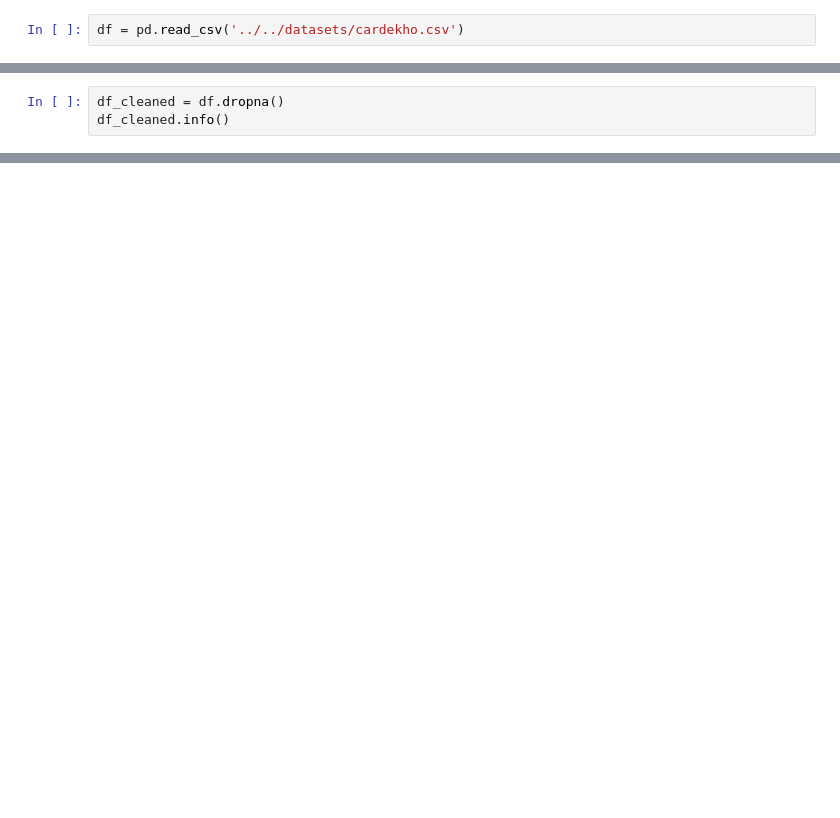
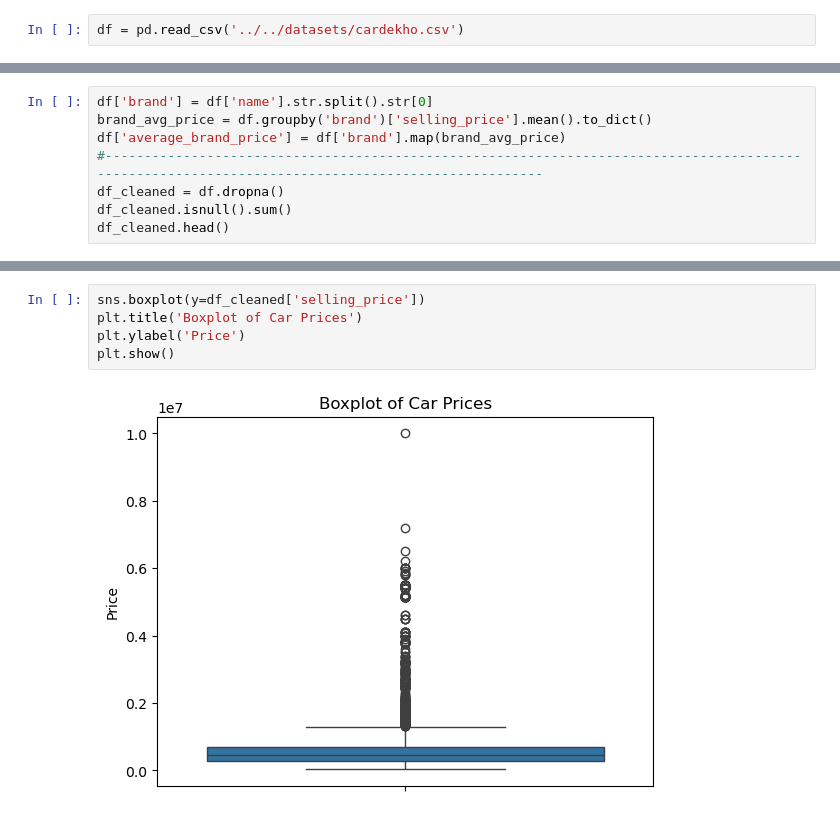
Before and after one commit to Moeinsiami/ml-mft, a Jupyter notebook: exercise/8/exercise-8.ipynb, the cells around one changed output, grey strips where cells are left out. Cells and saved outputs as stored; diff of their text form; blank space fills up the shorter version.

```diff
--- a/exercise/8/exercise-8.ipynb
+++ b/exercise/8/exercise-8.ipynb
@@ -28,4 +31,9 @@ memory usage: 762.1+ KB
 # %%
+df['brand'] = df['name'].str.split().str[0]
+brand_avg_price = df.groupby('brand')['selling_price'].mean().to_dict()
+df['average_brand_price'] = df['brand'].map(brand_avg_price)
+#--------------------------------------------------------------------------------------------------------------------------------------------------
 df_cleaned = df.dropna()
-df_cleaned.info()
+df_cleaned.isnull().sum()
+df_cleaned.head()
 # %% [output]
@@ -50,0 +46,7 @@ memory usage: 803.1+ KB
+# %%
+sns.boxplot(y=df_cleaned['selling_price'])
+plt.title('Boxplot of Car Prices')
+plt.ylabel('Price')
+plt.show()
+# %% [output]
+[figure, added]
```
Also changed, not shown: parts of 13 cells of this notebook.
